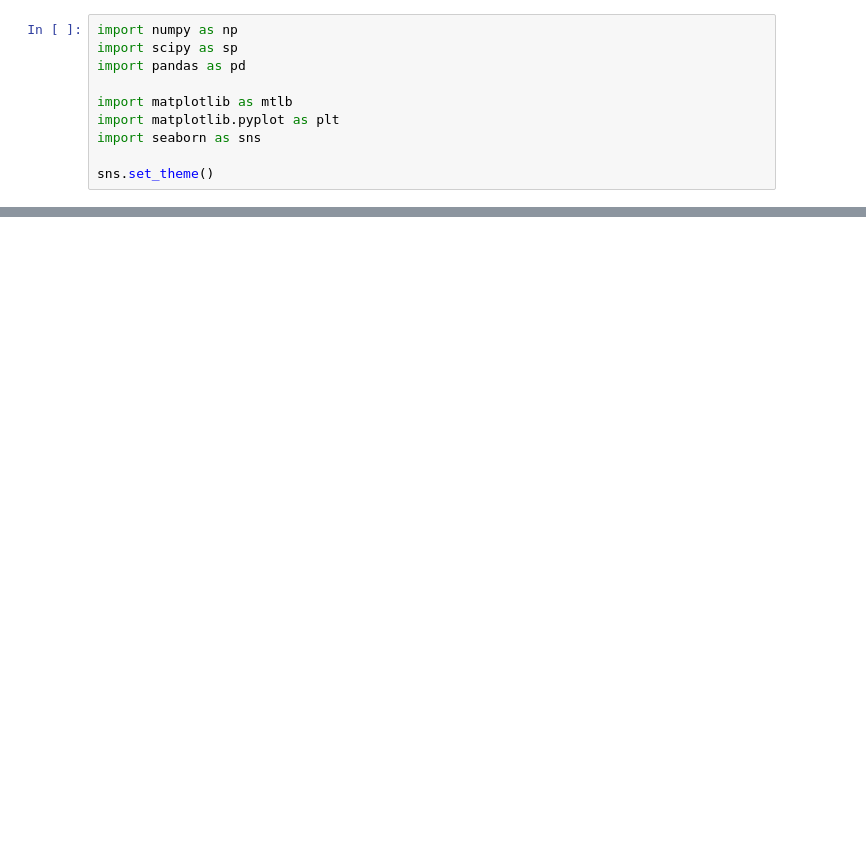
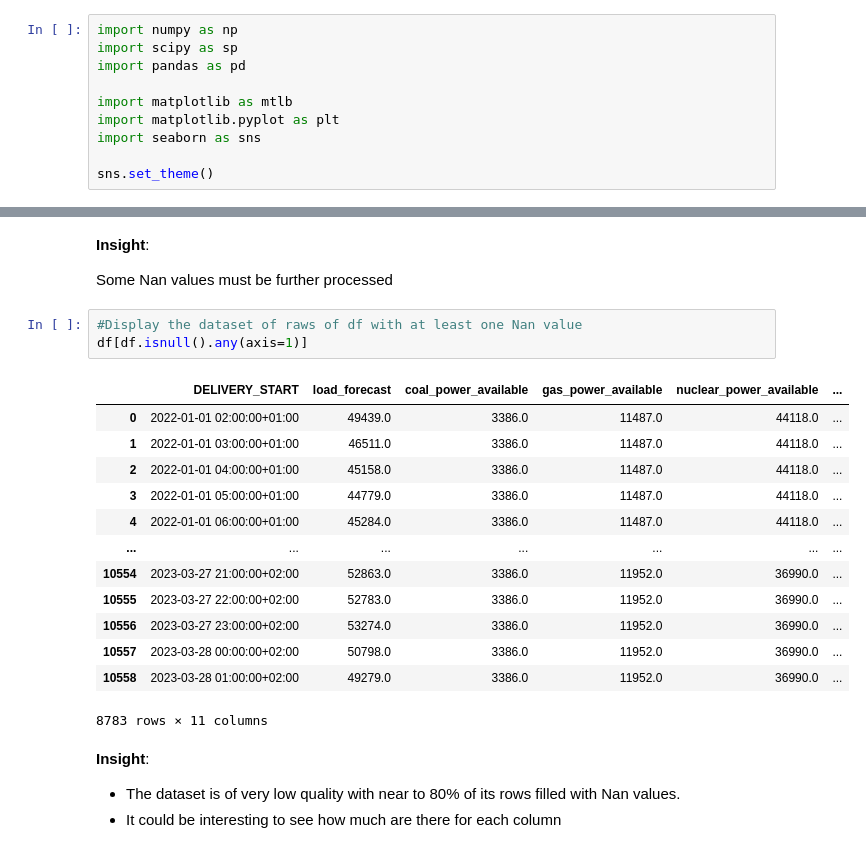
Before and after one commit to stabilo140/Data_Challenge_elmy, a Jupyter notebook: data_challenge.ipynb, the cells around one changed output, grey strips where cells are left out. Drawn from its saved outputs; the diff is of its cells as text; blank space fills up the shorter version.

```diff
--- a/data_challenge.ipynb
+++ b/data_challenge.ipynb
@@ -55,0 +86,26 @@ X_train["predicted_spot_price"] = X_train["predicted_spot_price"].fillna(0)
+# %% [markdown]
+**Insight**:
+
+Some Nan values must be further processed
+# %%
+#Display the dataset of raws of df with at least one Nan value
+df[df.isnull().any(axis=1)]
+# %% [output]
+|  | DELIVERY_START | load_forecast | coal_power_available | gas_power_available | nuclear_power_available | ... |
+| 0 | 2022-01-01 02:00:00+01:00 | 49439.0 | 3386.0 | 11487.0 | 44118.0 | ... |
+| 1 | 2022-01-01 03:00:00+01:00 | 46511.0 | 3386.0 | 11487.0 | 44118.0 | ... |
+| 2 | 2022-01-01 04:00:00+01:00 | 45158.0 | 3386.0 | 11487.0 | 44118.0 | ... |
+| 3 | 2022-01-01 05:00:00+01:00 | 44779.0 | 3386.0 | 11487.0 | 44118.0 | ... |
+| 4 | 2022-01-01 06:00:00+01:00 | 45284.0 | 3386.0 | 11487.0 | 44118.0 | ... |
+| ... | ... | ... | ... | ... | ... | ... |
+| 10554 | 2023-03-27 21:00:00+02:00 | 52863.0 | 3386.0 | 11952.0 | 36990.0 | ... |
+| 10555 | 2023-03-27 22:00:00+02:00 | 52783.0 | 3386.0 | 11952.0 | 36990.0 | ... |
+| 10556 | 2023-03-27 23:00:00+02:00 | 53274.0 | 3386.0 | 11952.0 | 36990.0 | ... |
+| 10557 | 2023-03-28 00:00:00+02:00 | 50798.0 | 3386.0 | 11952.0 | 36990.0 | ... |
+| 10558 | 2023-03-28 01:00:00+02:00 | 49279.0 | 3386.0 | 11952.0 | 36990.0 | ... |
+8783 rows × 11 columns
+# %% [markdown]
+**Insight**:
+
+- The dataset is of very low quality with near to 80% of its rows filled with Nan values.
+- It could be interesting to see how much are there for each column
```
Also changed, not shown: parts of 18 cells of this notebook.
